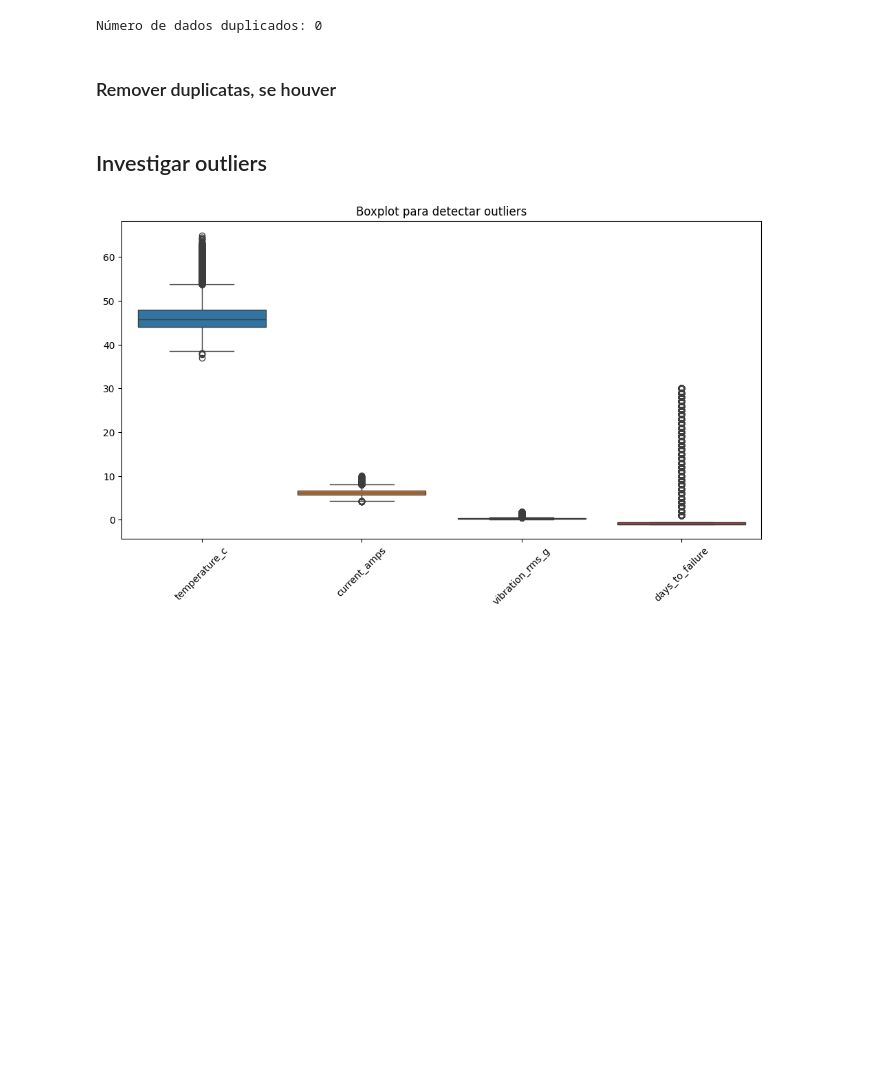
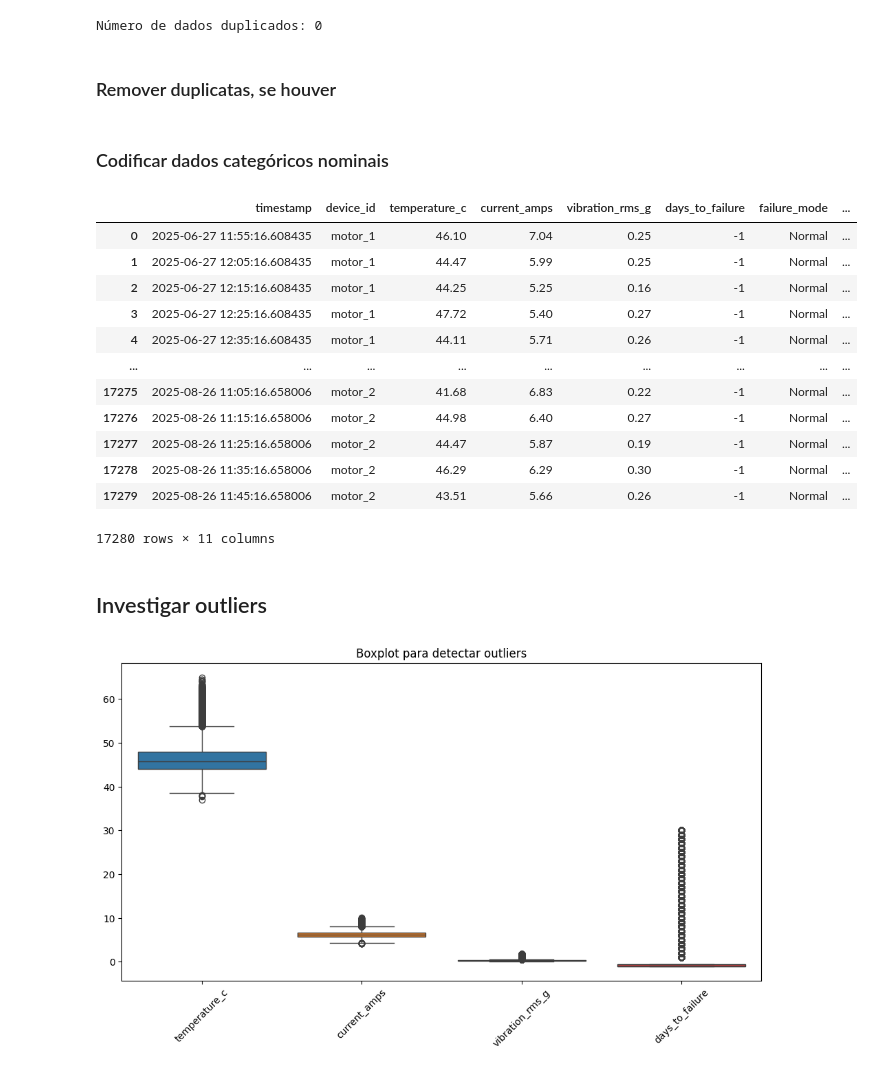
Before and after one commit to jayrom/enterprise_challenge_reply, a Jupyter notebook: sprint_3/src/exploratory.ipynb, the cells around one changed output. Cells and saved outputs as stored; diff of their text form; code cells hidden in the pictures; blank space fills up the shorter version.

```diff
--- a/sprint_3/src/exploratory.ipynb
+++ b/sprint_3/src/exploratory.ipynb
@@ -78,6 +92,27 @@ Número de dados duplicados: 0
 ### Remover duplicatas, se houver
 # %%
 df = df.drop_duplicates()
+# %% [markdown]
+### Codificar dados categóricos nominais
+# %%
+cols_to_transform = ["device_id", "failure_mode"]
+dummies = pd.get_dummies(df[cols_to_transform], prefix=cols_to_transform)
+final = pd.concat([df, dummies], axis=1)
+final
+# %% [output]
+|  | timestamp | device_id | temperature_c | current_amps | vibration_rms_g | days_to_failure | failure_mode | ... |
+| 0 | 2025-06-27 11:55:16.608435 | motor_1 | 46.10 | 7.04 | 0.25 | -1 | Normal | ... |
+| 1 | 2025-06-27 12:05:16.608435 | motor_1 | 44.47 | 5.99 | 0.25 | -1 | Normal | ... |
+| 2 | 2025-06-27 12:15:16.608435 | motor_1 | 44.25 | 5.25 | 0.16 | -1 | Normal | ... |
+| 3 | 2025-06-27 12:25:16.608435 | motor_1 | 47.72 | 5.40 | 0.27 | -1 | Normal | ... |
+| 4 | 2025-06-27 12:35:16.608435 | motor_1 | 44.11 | 5.71 | 0.26 | -1 | Normal | ... |
+| ... | ... | ... | ... | ... | ... | ... | ... | ... |
+| 17275 | 2025-08-26 11:05:16.658006 | motor_2 | 41.68 | 6.83 | 0.22 | -1 | Normal | ... |
+| 17276 | 2025-08-26 11:15:16.658006 | motor_2 | 44.98 | 6.40 | 0.27 | -1 | Normal | ... |
+| 17277 | 2025-08-26 11:25:16.658006 | motor_2 | 44.47 | 5.87 | 0.19 | -1 | Normal | ... |
+| 17278 | 2025-08-26 11:35:16.658006 | motor_2 | 46.29 | 6.29 | 0.30 | -1 | Normal | ... |
+| 17279 | 2025-08-26 11:45:16.658006 | motor_2 | 43.51 | 5.66 | 0.26 | -1 | Normal | ... |
+17280 rows × 11 columns
 # %% [markdown]
 ## Investigar outliers
 # %%
```
Also changed, not shown: parts of 7 cells of this notebook.
